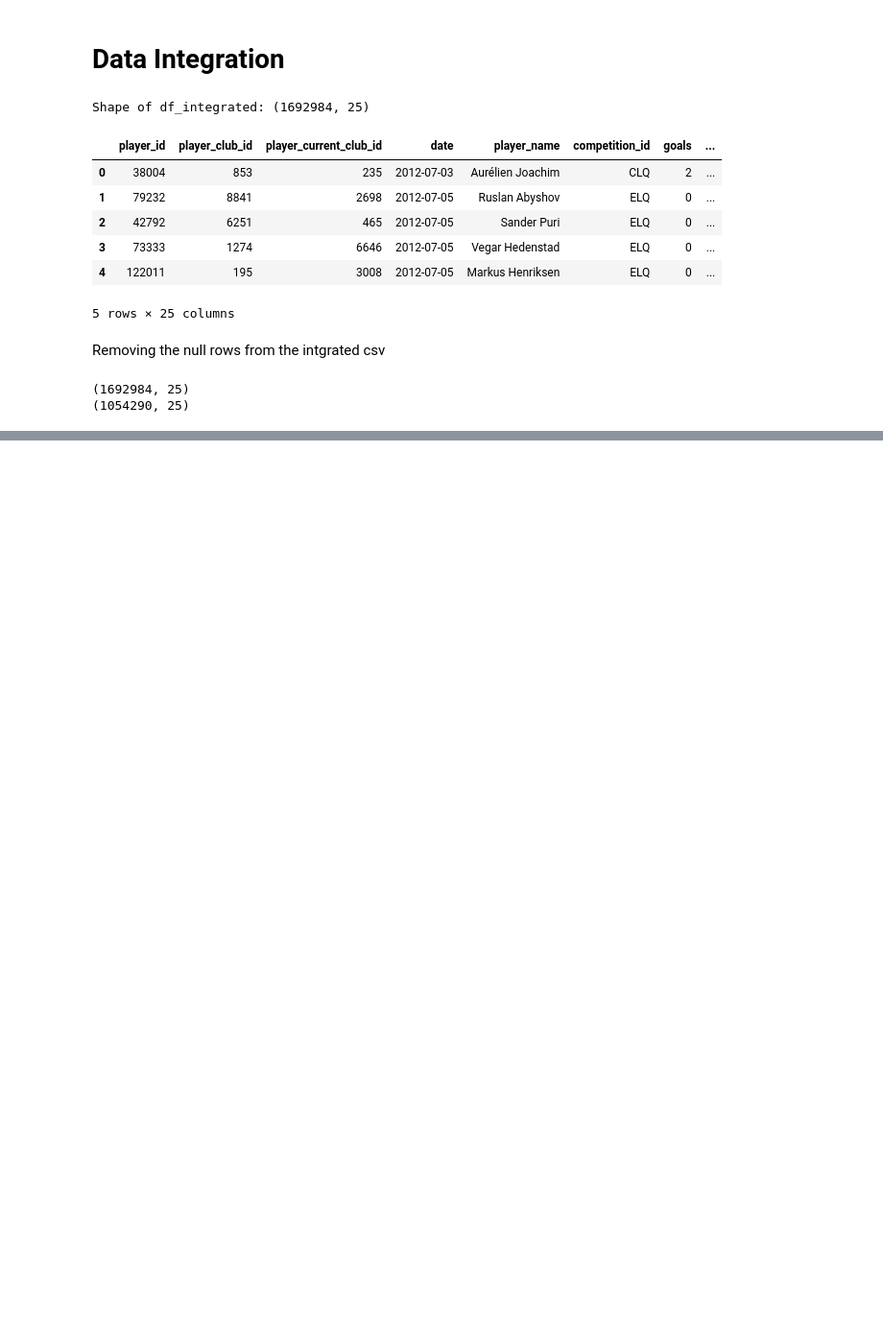
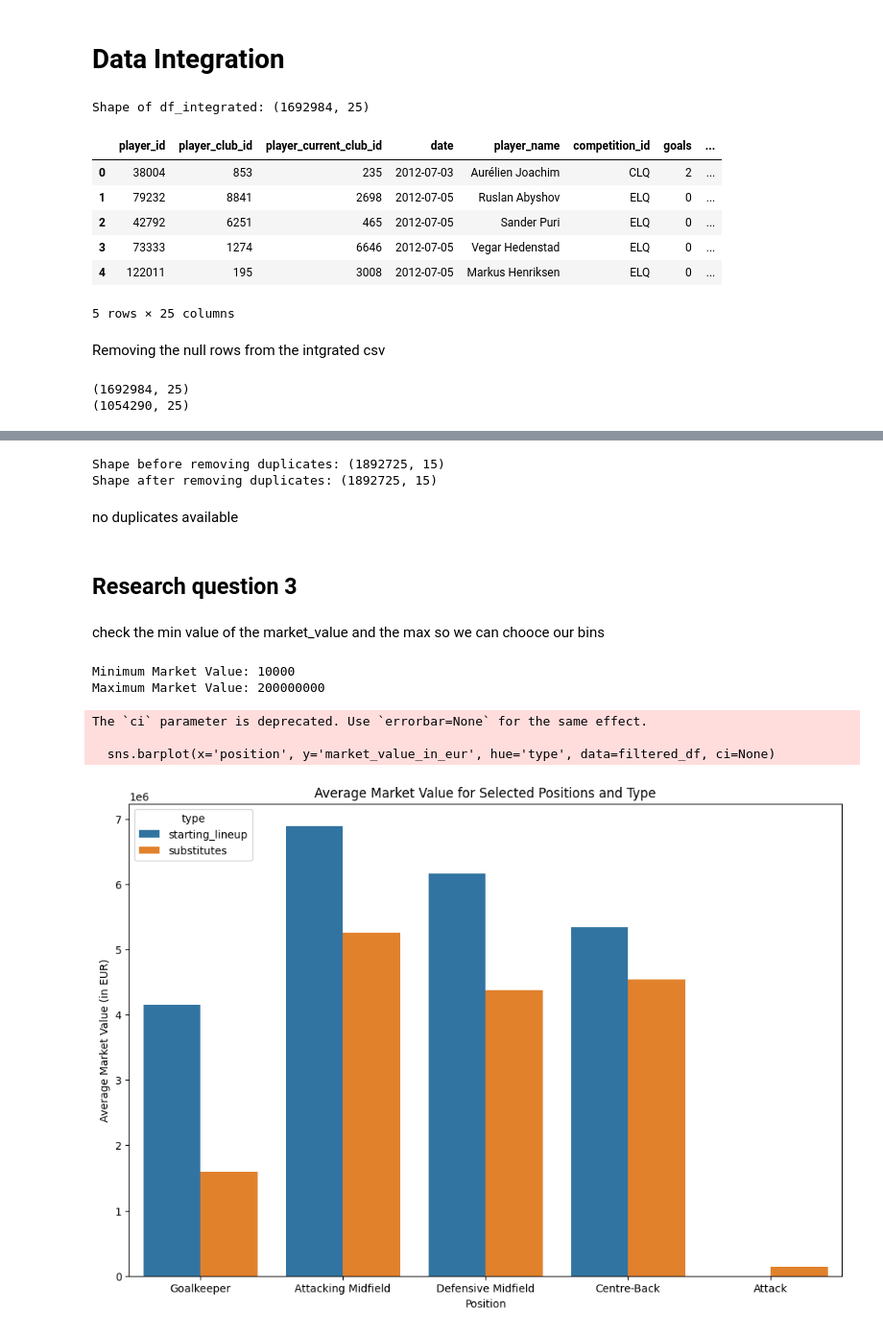
Before and after one commit to airbagdeer/tabular-ds-project, a Jupyter notebook: final_project/notebooks/football/football-preprocessing.ipynb, the cells around one changed output, grey strips where cells are left out. Shown at 96% size. Saved outputs shown, nothing was run; the diff lists cells and outputs as text; code cells hidden in the pictures; blank space fills up the shorter version.

```diff
--- a/final_project/notebooks/football/football-preprocessing.ipynb
+++ b/final_project/notebooks/football/football-preprocessing.ipynb
@@ -140,0 +149,3 @@ df_integrated.to_csv('../../data/football/processed/football_combined.csv')
+# %%
+df_game_lineups = pd.read_csv("../data/football/game_lineups.csv", low_memory=False)
+df_player_valuations = pd.read_csv("../data/football/player_valuations.csv")
@@ -140,0 +186,5 @@ df_integrated.to_csv('../../data/football/processed/football_combined.csv')
+# %%
+# Merge DataFrames on 'player_id'
+merged_df = pd.merge(df_game_lineups, df_player_valuations, on='player_id', how='inner')
+
+merged_df.head()
@@ -140,0 +247,55 @@ df_integrated.to_csv('../../data/football/processed/football_combined.csv')
+# %%
+# before removing duplicates
+print("Shape before removing duplicates:", merged_df.shape)
+
+# Remove duplicated rows
+merged_df_no_duplicates = merged_df.drop_duplicates()
+
+#  after removing duplicates
+print(merged_df_no_duplicates.shape)
+# %% [output]
+Shape before removing duplicates: (1892725, 15)
+Shape after removing duplicates: (1892725, 15)
+# %% [markdown]
+no duplicates available
+# %% [markdown]
+## Research question 3
+# %% [markdown]
+check the min value of the market_value and the max so we can chooce our bins
+# %%
+# Find the minimum and maximum market values
+min_market_value = merged_df['market_value_in_eur'].min()
+max_market_value = merged_df['market_value_in_eur'].max()
+
+# Display the results
+print("Minimum Market Value: {}".format(min_market_value))
+print("Maximum Market Value: {}".format(max_market_value))
+# %% [output]
+Minimum Market Value: 10000
+Maximum Market Value: 200000000
+# %%
+import seaborn as sns
+import matplotlib.pyplot as plt
+
+# Filter the DataFrame for specific positions
+selected_positions = ['Goalkeeper', 'Attacking Midfield', 'Defensive Midfield', 'Centre-Back', 'Attack']
+filtered_df = merged_df[merged_df['position'].isin(selected_positions)]
+
+# Set up the plot
+plt.figure(figsize=(12, 8))
+
+# Create a bar plot
+sns.barplot(x='position', y='market_value_in_eur', hue='type', data=filtered_df, ci=None)
+
+# Set labels and title
+plt.xlabel('Position')
+plt.ylabel('Average Market Value (in EUR)')
+plt.title('Average Market Value for Selected Positions and Type')
+
+# Show the plot
+plt.show()
+# %% [output]
+The `ci` parameter is deprecated. Use `errorbar=None` for the same effect.
+
+  sns.barplot(x='position', y='market_value_in_eur', hue='type', data=filtered_df, ci=None)
+[figure, added]
```
Also changed, not shown: parts of 21 cells of this notebook.
